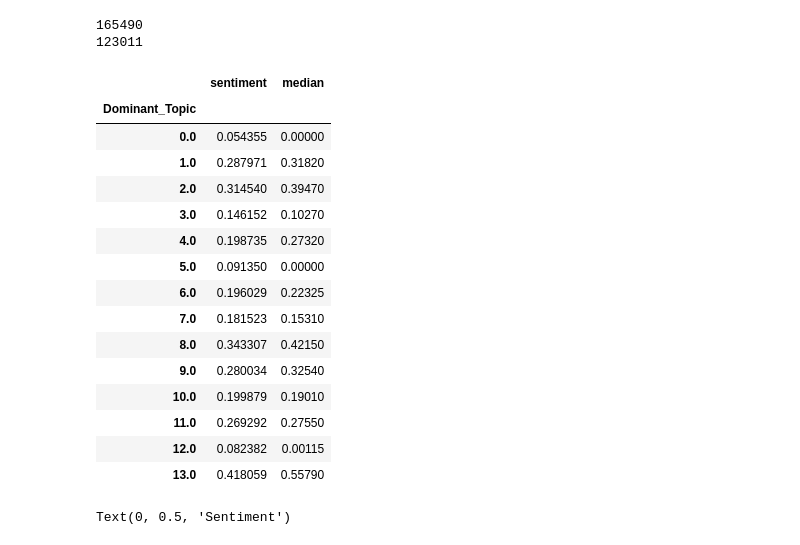
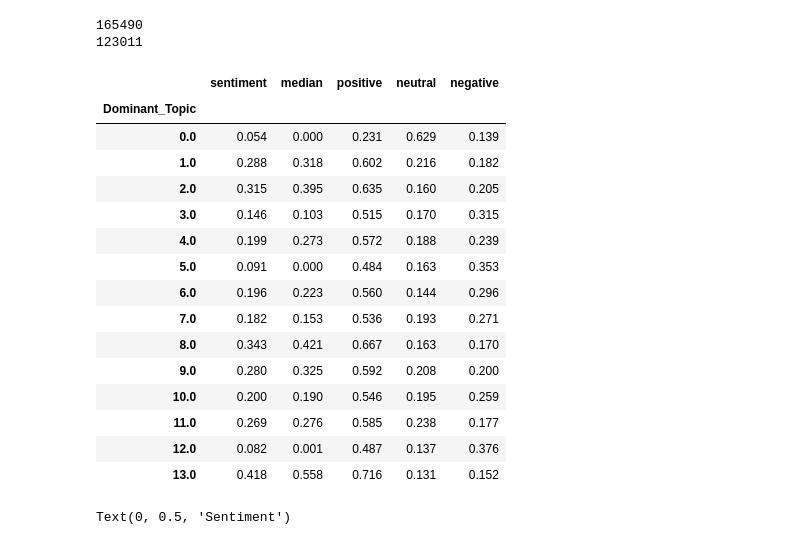
Before and after one commit to StuMaitland/reddit_scraper, a Jupyter notebook: lda_test.ipynb, the cells around one changed output. Drawn from its saved outputs; the diff is of its cells as text; code cells hidden in the pictures.

```diff
--- a/lda_test.ipynb
+++ b/lda_test.ipynb
@@ -267,28 +261,33 @@ if remove_zero:
 unremove_zero = True
 if unremove_zero:
     df_dominant_topic=df_unremove
-# %%
-topic_sentiment=df_dominant_topic.groupby('Dominant_Topic')['sentiment'].mean().to_frame()
-topic_sentiment['median']=df_dominant_topic.groupby('Dominant_Topic')['sentiment'].median()
-
-#topic_sentiment['theme']=topic_titles.values()
-
-topic_sentiment
-# %% [output]
-|  | sentiment | median |
-| Dominant_Topic |  |  |
-| 0.0 | 0.054355 | 0.00000 |
-| 1.0 | 0.287971 | 0.31820 |
-| 2.0 | 0.314540 | 0.39470 |
-| 3.0 | 0.146152 | 0.10270 |
-| 4.0 | 0.198735 | 0.27320 |
-| 5.0 | 0.091350 | 0.00000 |
-| 6.0 | 0.196029 | 0.22325 |
-| 7.0 | 0.181523 | 0.15310 |
-| 8.0 | 0.343307 | 0.42150 |
-| 9.0 | 0.280034 | 0.32540 |
-| 10.0 | 0.199879 | 0.19010 |
-| 11.0 | 0.269292 | 0.27550 |
-| 12.0 | 0.082382 | 0.00115 |
-| 13.0 | 0.418059 | 0.55790 |
+# %%
+## Calculate the median and % share of positive/neutral/negative comments
+
+topic_sentiment=df_dominant_topic.groupby('Dominant_Topic')['sentiment'].mean().to_frame()
+topic_sentiment['median']=df_dominant_topic.groupby('Dominant_Topic')['sentiment'].median()
+topic_sentiment['positive']=df_dominant_topic.groupby('Dominant_Topic').apply(lambda df: sum(df.sentiment > 0.05)/len(df.sentiment))
+topic_sentiment['neutral']=df_dominant_topic.groupby('Dominant_Topic').apply(lambda df: sum(df.sentiment.between(-0.05,0.05))/len(df.sentiment))
+topic_sentiment['negative']=df_dominant_topic.groupby('Dominant_Topic').apply(lambda df: sum(df.sentiment < -0.05)/len(df.sentiment))
+
+
+pd.set_option('display.precision', 3)
+topic_sentiment
+# %% [output]
+|  | sentiment | median | positive | neutral | negative |
+| Dominant_Topic |  |  |  |  |  |
+| 0.0 | 0.054 | 0.000 | 0.231 | 0.629 | 0.139 |
+| 1.0 | 0.288 | 0.318 | 0.602 | 0.216 | 0.182 |
+| 2.0 | 0.315 | 0.395 | 0.635 | 0.160 | 0.205 |
+| 3.0 | 0.146 | 0.103 | 0.515 | 0.170 | 0.315 |
+| 4.0 | 0.199 | 0.273 | 0.572 | 0.188 | 0.239 |
+| 5.0 | 0.091 | 0.000 | 0.484 | 0.163 | 0.353 |
+| 6.0 | 0.196 | 0.223 | 0.560 | 0.144 | 0.296 |
+| 7.0 | 0.182 | 0.153 | 0.536 | 0.193 | 0.271 |
+| 8.0 | 0.343 | 0.421 | 0.667 | 0.163 | 0.170 |
+| 9.0 | 0.280 | 0.325 | 0.592 | 0.208 | 0.200 |
+| 10.0 | 0.200 | 0.190 | 0.546 | 0.195 | 0.259 |
+| 11.0 | 0.269 | 0.276 | 0.585 | 0.238 | 0.177 |
+| 12.0 | 0.082 | 0.001 | 0.487 | 0.137 | 0.376 |
+| 13.0 | 0.418 | 0.558 | 0.716 | 0.131 | 0.152 |
 # %%
```
Also changed, not shown: parts of 14 cells of this notebook, 4 other files.
